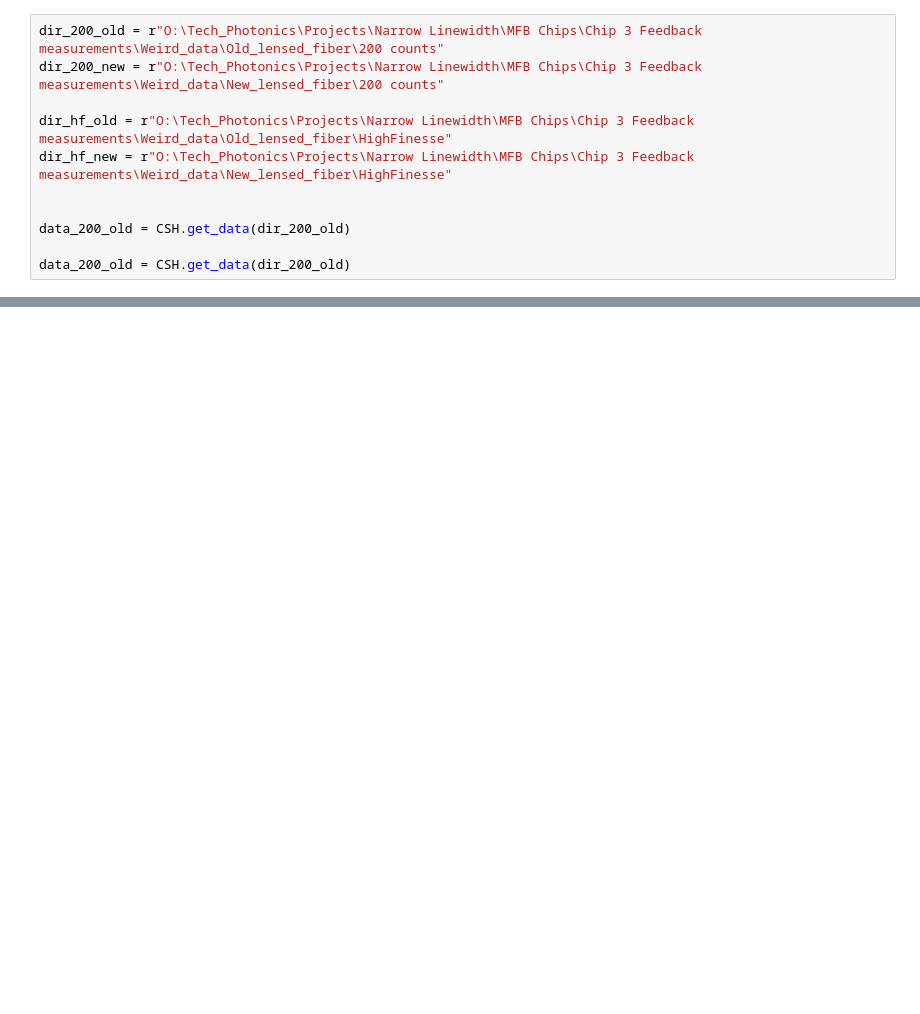
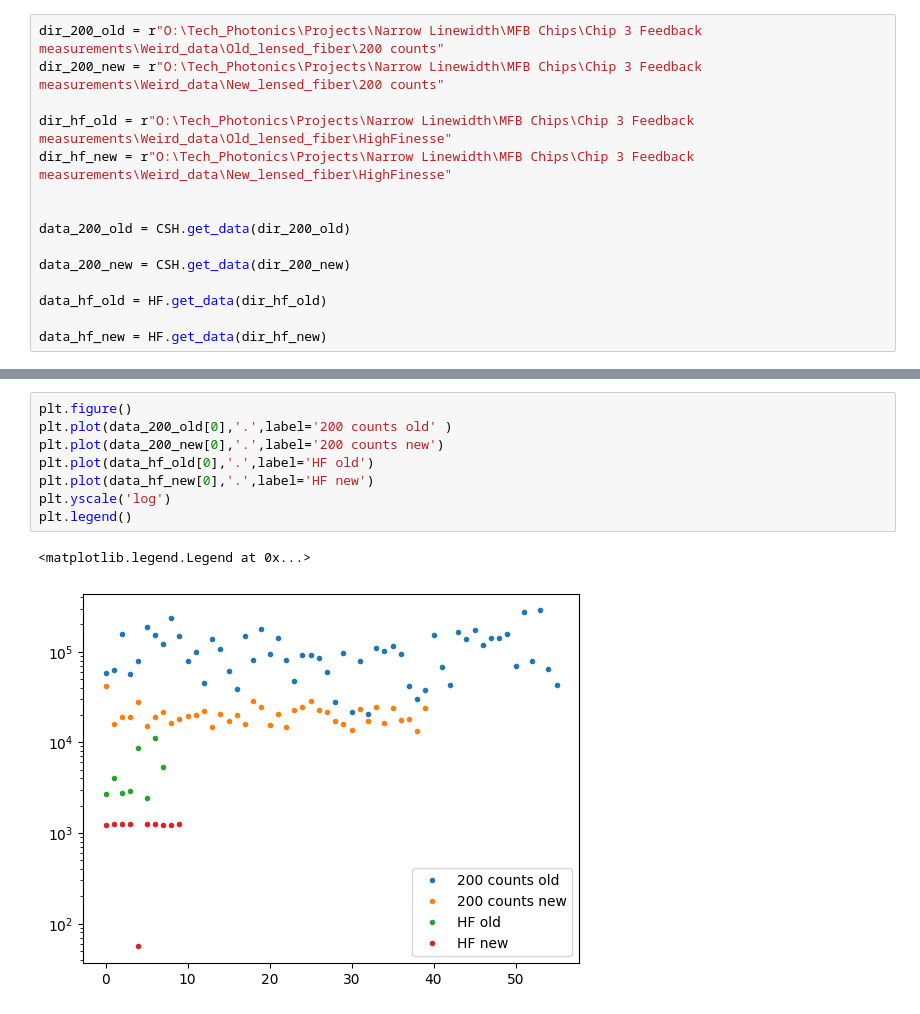
Before and after one commit to auphotonicLab/PICLab-narrow-linewidth, a Jupyter notebook: Lensed_fiber/data_analysis.ipynb, the cells around one changed output, grey strips where cells are left out. Drawn from its saved outputs; the diff is of its cells as text; blank space fills up the shorter version.

```diff
--- a/Lensed_fiber/data_analysis.ipynb
+++ b/Lensed_fiber/data_analysis.ipynb
@@ -10,4 +16,8 @@ dir_hf_new = r"O:\Tech_Photonics\Projects\Narrow Linewidth\MFB Chips\Chip 3 Feed
 
 data_200_old = CSH.get_data(dir_200_old)
 
-data_200_old = CSH.get_data(dir_200_old)
+data_200_new = CSH.get_data(dir_200_new)
+
+data_hf_old = HF.get_data(dir_hf_old)
+
+data_hf_new = HF.get_data(dir_hf_new)
@@ -15,0 +51,11 @@ TypeError: get_noise_floor_csh() takes 2 positional arguments but 3 were given
+# %%
+plt.figure()
+plt.plot(data_200_old[0],'.',label='200 counts old' )
+plt.plot(data_200_new[0],'.',label='200 counts new')
+plt.plot(data_hf_old[0],'.',label='HF old')
+plt.plot(data_hf_new[0],'.',label='HF new')
+plt.yscale('log')
+plt.legend()
+# %% [output]
+<matplotlib.legend.Legend at 0x...>
+[figure, added]
```
Also changed, not shown: parts of 9 cells of this notebook, 5 other files.
